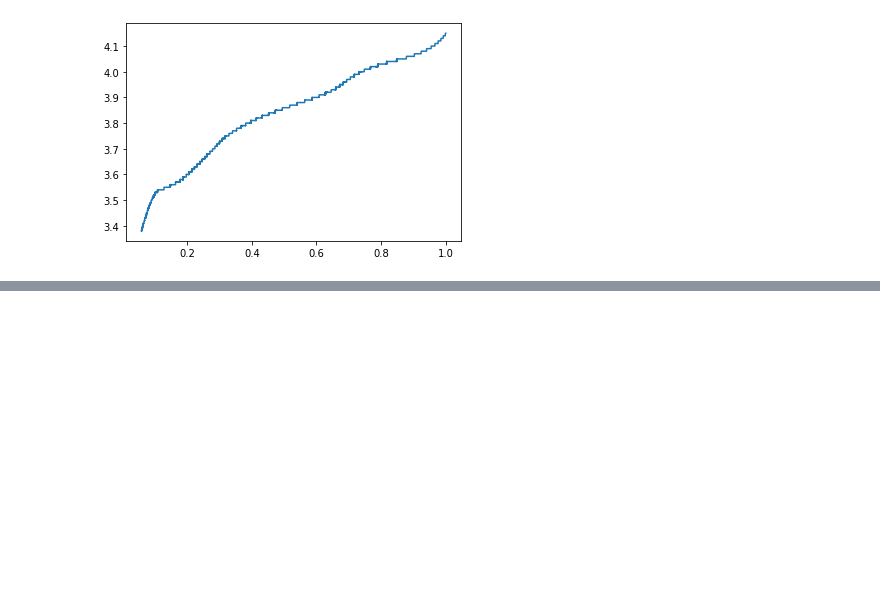
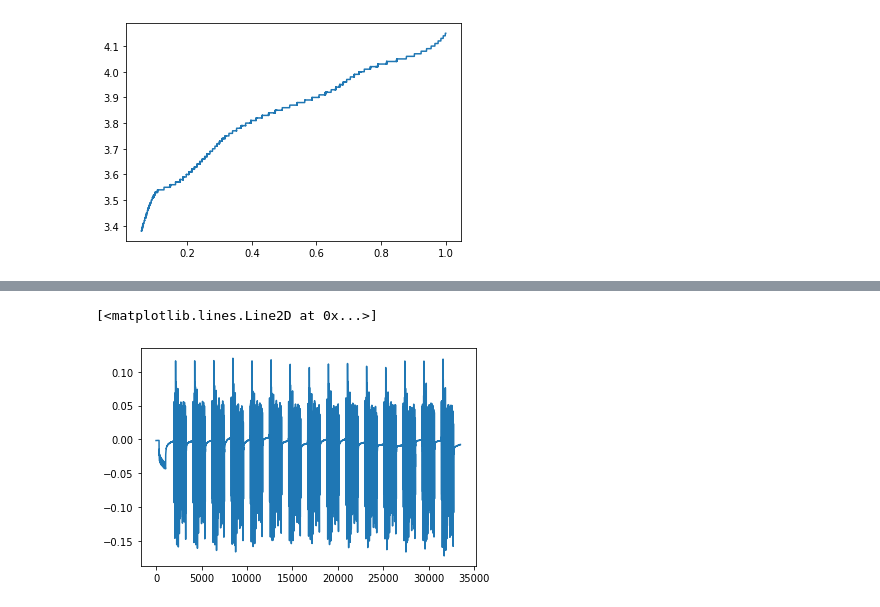
Before and after one commit to mattybohan/bms-specialization, a Jupyter notebook: course-2/notebooks/2022-02-12-mtb-lesson_2.3.3.ipynb, the cells around one changed output, grey strips where cells are left out. Drawn from its saved outputs; the diff is of its cells as text; code cells hidden in the pictures; blank space fills up the shorter version.

```diff
--- a/course-2/notebooks/2022-02-12-mtb-lesson_2.3.3.ipynb
+++ b/course-2/notebooks/2022-02-12-mtb-lesson_2.3.3.ipynb
@@ -51,0 +72,5 @@ plt.plot(test.model[5]['Z'],test.model[5]['OCV'][0])
+# %%
+plt.plot(test.model[25]['vest1'])
+# %% [output]
+[<matplotlib.lines.Line2D at 0x...>]
+[figure, added]
```
Also changed, not shown: parts of 5 cells of this notebook, 1 other file.
